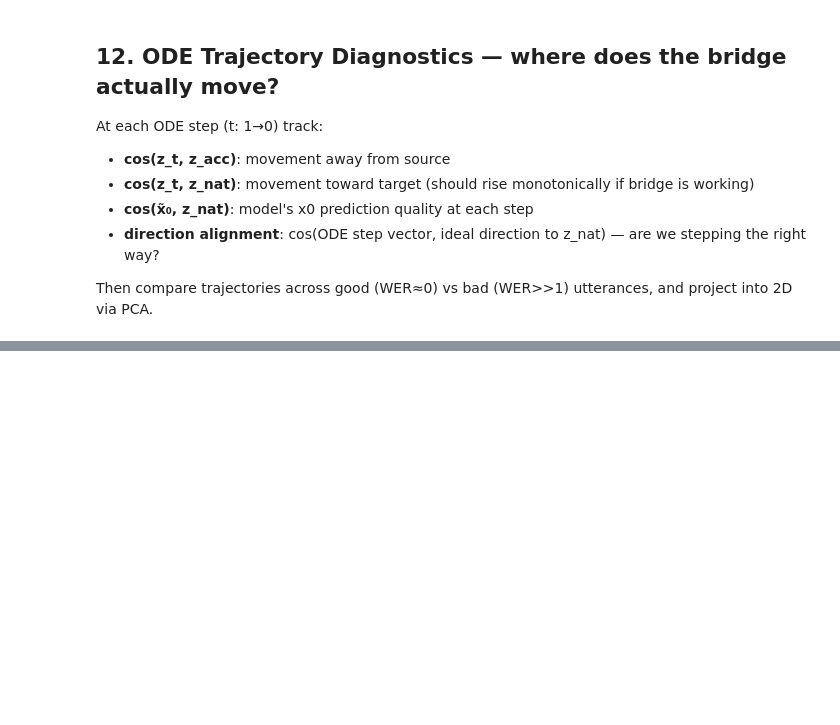
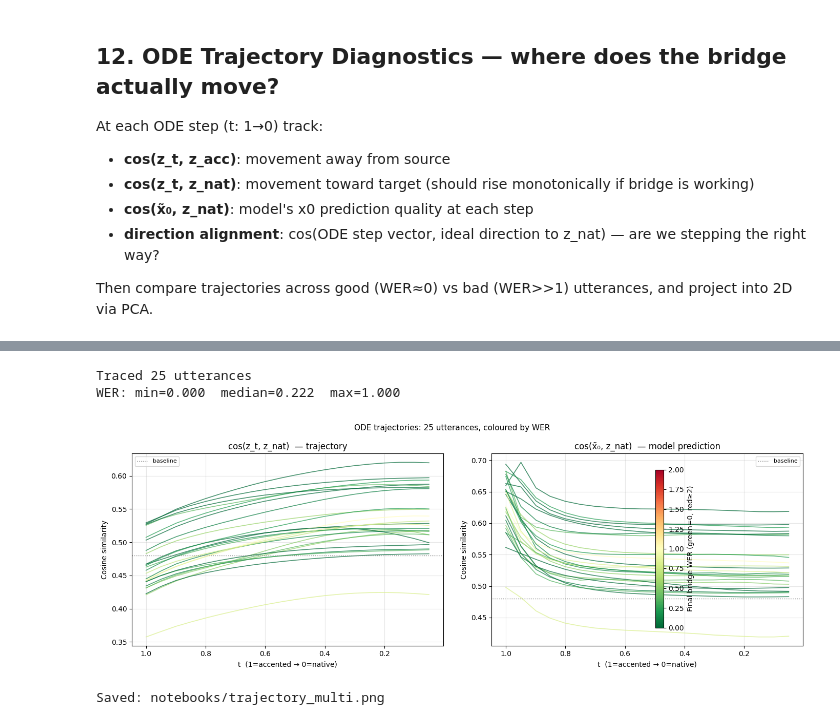
Before and after one commit to Tisya-V/accent-robust-asr, a Jupyter notebook: notebooks/bridge_diagnostic.ipynb, the cells around one changed output, grey strips where cells are left out. Drawn from its saved outputs; the diff is of its cells as text; code cells hidden in the pictures; blank space fills up the shorter version.

```diff
--- a/notebooks/bridge_diagnostic.ipynb
+++ b/notebooks/bridge_diagnostic.ipynb
@@ -983,7 +1032,7 @@ for key, entries in sample[:N_TRACE * 5]:
     z_a_dev = z_a.to(device=device, dtype=torch.bfloat16).unsqueeze(0)
     il       = max(Tl2, Tnat) + 1
     z_a_crop = z_a_dev[:, :il, :]
-    t_sch    = torch.linspace(1.0, 0.0, 21, device=device, dtype=torch.bfloat16)
+    t_sch    = torch.linspace(1.0, 0.0, N_STEPS + 1, device=device, dtype=torch.bfloat16)
 
     def _mask(z, tv):
         Nt = max(1, min(round(float(tv) * Tl2 + (1 - float(tv)) * Tnat), 1500))
@@ -997,7 +1046,7 @@ for key, entries in sample[:N_TRACE * 5]:
     z_t_u  = _mask(z_t_u, 1.0)
 
     with torch.no_grad():
-        for i in range(20):
+        for i in range(N_STEPS):
             tc = t_sch[i]; tn = t_sch[i + 1]
             tb = torch.full((1,), tc, device=device, dtype=torch.bfloat16)
             zp = z_t_u.clone(); zp[:, :il, :] = bridge(z_t_u[:, :il, :], tb, z_a_crop)
@@ -1007,7 +1056,7 @@ for key, entries in sample[:N_TRACE * 5]:
             cos_zt.append(speech_cos(zt_c, z_n, Tref))
             cos_pr.append(speech_cos(zp_c, z_n, Tref))
 
-            if i == 19:
+            if i == N_STEPS - 1:
                 break
             z_t_u = (1 - tn / tc) * zp + (tn / tc) * z_t_u
             z_t_u = _mask(z_t_u, tn.item())
@@ -1028,34 +1077,39 @@ for key, entries in sample[:N_TRACE * 5]:
 print(f'Traced {len(traj_records)} utterances')
 wers = [r['wer'] for r in traj_records]
 print(f'WER: min={min(wers):.3f}  median={sorted(wers)[len(wers)//2]:.3f}  max={max(wers):.3f}')
 
 # Plot: cos(z_t, z_nat) over steps, colored by final WER (green=good, red=bad)
 fig, axes = plt.subplots(1, 2, figsize=(14, 5))
 max_wer = max(wers) if max(wers) > 0 else 1.0
-t_ax = [t_sched[i].item() for i in range(20)]
+t_ax = [t_sched[i].item() for i in range(N_STEPS)]
 
 for rec in traj_records:
     c = cm.RdYlGn_r(min(rec['wer'] / 2.0, 1.0))   # red=bad, green=good (cap at WER=2)
     axes[0].plot(t_ax, rec['cos_zt_nat'],   color=c, alpha=0.7, lw=1.2)
     axes[1].plot(t_ax, rec['cos_pred_nat'], color=c, alpha=0.7, lw=1.2)
 
 for ax, title in zip(axes, ['cos(z_t, z_nat)  — trajectory', 'cos(x̃₀, z_nat)  — model prediction']):
     ax.invert_xaxis()
     ax.set_xlabel('t  (1=accented → 0=native)')
     ax.set_ylabel('Cosine similarity')
     ax.set_title(title)
     ax.grid(alpha=0.3)
     ax.axhline(baseline_sim, color='gray', linestyle=':', lw=1, label='baseline')
     ax.legend(fontsize=8)
 
 sm = plt.cm.ScalarMappable(cmap='RdYlGn_r', norm=plt.Normalize(0, 2))
 sm.set_array([])
 plt.colorbar(sm, ax=axes, label='Final bridge WER (green=0, red≥2)', shrink=0.8)
 plt.suptitle(f'ODE trajectories: {len(traj_records)} utterances, coloured by WER', fontsize=11)
 plt.tight_layout()
 plt.savefig('notebooks/trajectory_multi.png', dpi=150, bbox_inches='tight')
 plt.show()
 print('Saved: notebooks/trajectory_multi.png')
+# %% [output]
+Traced 25 utterances
+WER: min=0.000  median=0.222  max=1.000
+[figure, added]
+Saved: notebooks/trajectory_multi.png
 # %%
 from sklearn.decomposition import PCA
 import numpy as np
```
Also changed, not shown: parts of 20 cells of this notebook, 53 other files.
